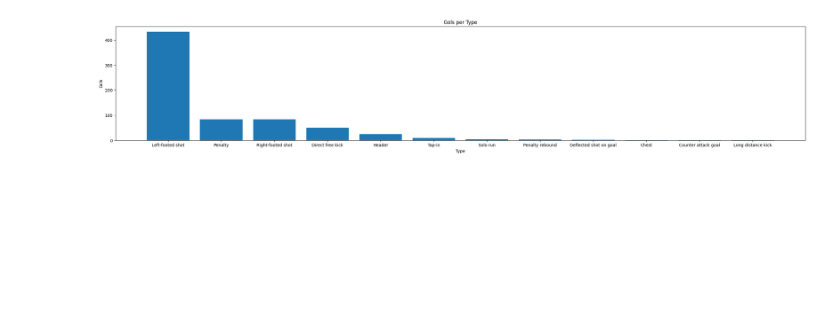
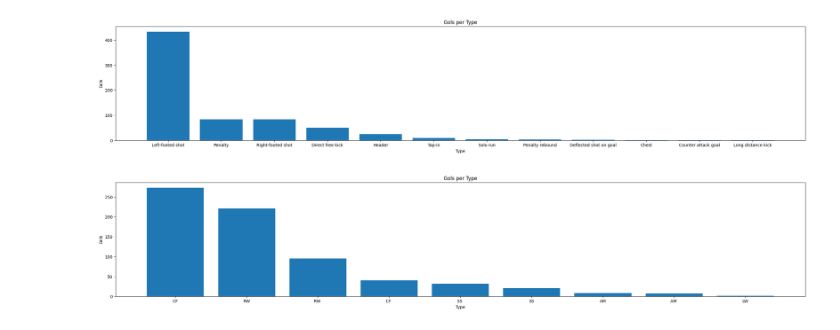
Before and after one commit to antonnyvictor18/desafio1, a Jupyter notebook: desafio1.ipynb, the cells around one changed output. Saved outputs shown, nothing was run; the diff lists cells and outputs as text; code cells hidden in the pictures; blank space fills up the shorter version.

```diff
--- a/desafio1.ipynb
+++ b/desafio1.ipynb
@@ -324,0 +192,11 @@ plt.show()
+# %%
+per_type = pd.DataFrame(dados_messi.groupby('Type').Opponent)
+per_type['Gols'] = len(per_type[1][0])
+
+for i in range(len(per_type[0])):
+    per_type['Gols'][i] = len(per_type[1][i])
+
+per_type = per_type.rename(columns = {0: 'Type', 1: 'Opponents'}).sort_values(by='Gols',ascending= False)
+per_type = per_type.drop(['Opponents'], axis=1)
+
+display(per_type)
@@ -324,0 +205,11 @@ plt.show()
+# %%
+per_opponent = pd.DataFrame(dados_messi.groupby('Opponent').Season)
+per_opponent['Gols'] = len(per_opponent[1][0])
+
+for i in range(len(per_opponent[0])):
+    per_opponent['Gols'][i] = len(per_opponent[1][i])
+
+per_opponent = per_opponent.rename(columns = {0: 'Opponent', 1: 'Seasons'}).sort_values(by='Gols',ascending= False)
+per_opponent = per_opponent.drop(['Seasons'], axis=1)
+
+display(per_opponent)
@@ -324,0 +218,11 @@ plt.show()
+# %%
+per_position = pd.DataFrame(dados_messi.groupby('Playing_Position').Opponent)
+per_position['Gols'] = len(per_position[1][0])
+
+for i in range(len(per_position[0])):
+    per_position['Gols'][i] = len(per_position[1][i])
+
+per_position = per_position.rename(columns = {0: 'Position', 1: 'Opponents'}).sort_values(by='Gols',ascending= False)
+per_position = per_position.drop(['Opponents'], axis=1)
+
+display(per_position)
@@ -370,3 +342,15 @@ plt.bar(x, y)
 plt.show()
 # %% [output]
 [figure]
+# %%
+#ordem Cronológica
+x = per_position['Position']
+y = per_position['Gols']
+plt.figure(figsize = (30,5))
+plt.title('Gols per Type')
+plt.xlabel('Type')
+plt.ylabel('Gols')
+plt.bar(x, y)
+plt.show()
+# %% [output]
+[figure, added]
```
Also changed, not shown: parts of 50 cells of this notebook.
